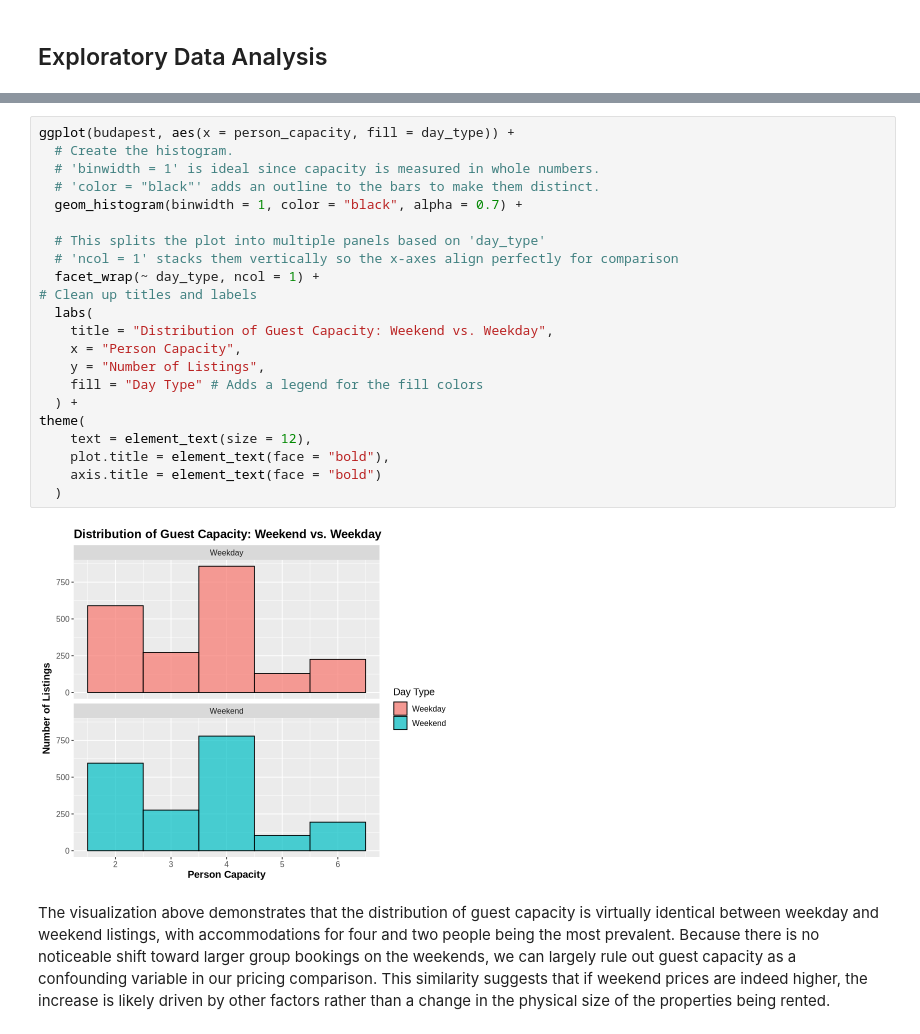
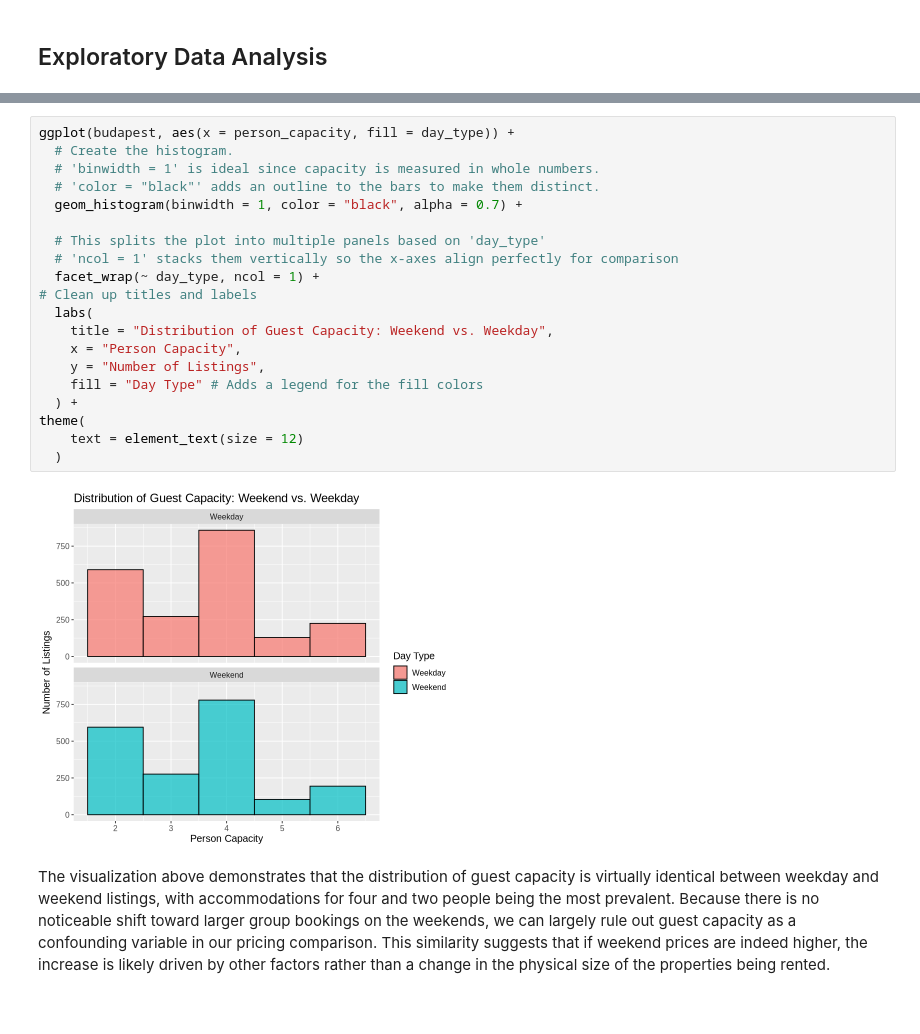
Before and after one commit to gzheng08/budapest-airbnb-price-determinate-inference-analysis, a Jupyter notebook: budapest-airbnb-price-analysis.ipynb, the cells around one changed output, grey strips where cells are left out. Drawn from its saved outputs; the diff is of its cells as text.

```diff
--- a/budapest-airbnb-price-analysis.ipynb
+++ b/budapest-airbnb-price-analysis.ipynb
@@ -96,27 +92,25 @@ The log-scaled boxplot reveals a subtle but distinct upward shift in pricing for
 # %%
 ggplot(budapest, aes(x = person_capacity, fill = day_type)) +
   # Create the histogram.
   # 'binwidth = 1' is ideal since capacity is measured in whole numbers.
   # 'color = "black"' adds an outline to the bars to make them distinct.
   geom_histogram(binwidth = 1, color = "black", alpha = 0.7) +
 
   # This splits the plot into multiple panels based on 'day_type'
   # 'ncol = 1' stacks them vertically so the x-axes align perfectly for comparison
   facet_wrap(~ day_type, ncol = 1) +
 # Clean up titles and labels
   labs(
     title = "Distribution of Guest Capacity: Weekend vs. Weekday",
     x = "Person Capacity",
     y = "Number of Listings",
     fill = "Day Type" # Adds a legend for the fill colors
   ) +
 theme(
-    text = element_text(size = 12),
-    plot.title = element_text(face = "bold"),
-    axis.title = element_text(face = "bold")
+    text = element_text(size = 12)
   )
 # %% [output]
-[figure, old version]
+[figure, new version]
 # %% [markdown]
 The visualization above demonstrates that the distribution of guest capacity is virtually identical between weekday and weekend listings, with accommodations for four and two people being the most prevalent. Because there is no noticeable shift toward larger group bookings on the weekends, we can largely rule out guest capacity as a confounding variable in our pricing comparison. This similarity suggests that if weekend prices are indeed higher, the increase is likely driven by other factors rather than a change in the physical size of the properties being rented.
 # %%
```
Also changed, not shown: parts of 7 cells of this notebook.
